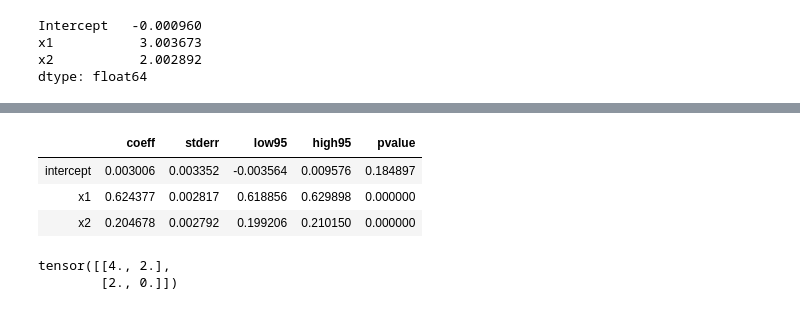
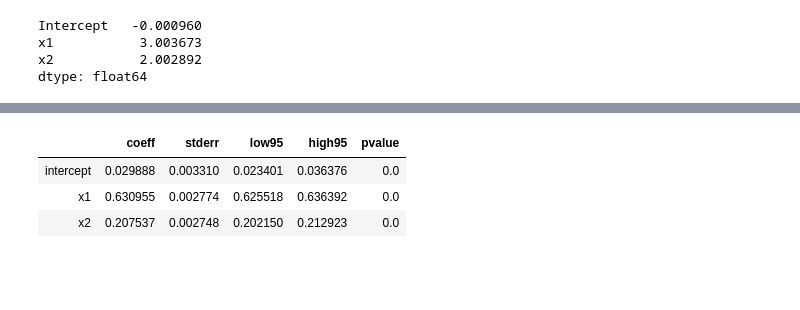
Before and after one commit to iamlemec/fastreg, a Jupyter notebook: benchmark.ipynb, the cells around one changed output, grey strips where cells are left out. Drawn from its saved outputs; the diff is of its cells as text; code cells hidden in the pictures; blank space fills up the shorter version.

```diff
--- a/benchmark.ipynb
+++ b/benchmark.ipynb
@@ -177,3 +177,3 @@ frg.glm_torch('y', ['x1', 'x2'], epochs=3, data=df0)
 # %%
-frg.poisson_torch('p', ['x1', 'x2'], epochs=3, data=df0)
+frg.poisson('p', ['x1', 'x2'], epochs=3, data=df0)
 # %% [output]
@@ -183,11 +183,4 @@ frg.poisson_torch('p', ['x1', 'x2'], epochs=3, data=df0)
 |  | coeff | stderr | low95 | high95 | pvalue |
-| intercept | 0.003006 | 0.003352 | -0.003564 | 0.009576 | 0.184897 |
-| x1 | 0.624377 | 0.002817 | 0.618856 | 0.629898 | 0.000000 |
-| x2 | 0.204678 | 0.002792 | 0.199206 | 0.210150 | 0.000000 |
+| intercept | 0.029888 | 0.003310 | 0.023401 | 0.036376 | 0.0 |
+| x1 | 0.630955 | 0.002774 | 0.625518 | 0.636392 | 0.0 |
+| x2 | 0.207537 | 0.002748 | 0.202150 | 0.212923 | 0.0 |
-# %%
-x = torch.FloatTensor([1, 2]).requires_grad_()
-y = x[0].pow(2) * x[1]
-frg.hessian(y, x)
-# %% [output]
-tensor([[4., 2.],
-        [2., 0.]])
```
Also changed, not shown: parts of 4 cells of this notebook, 1 other file.
